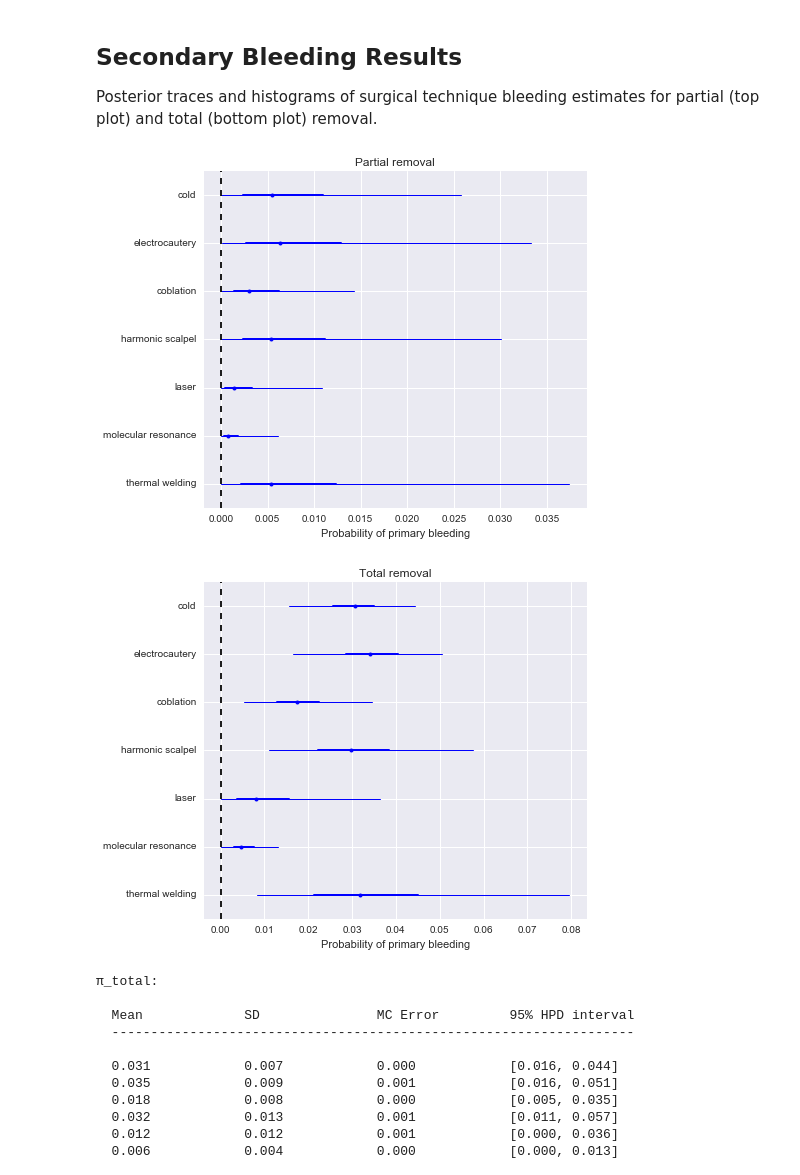
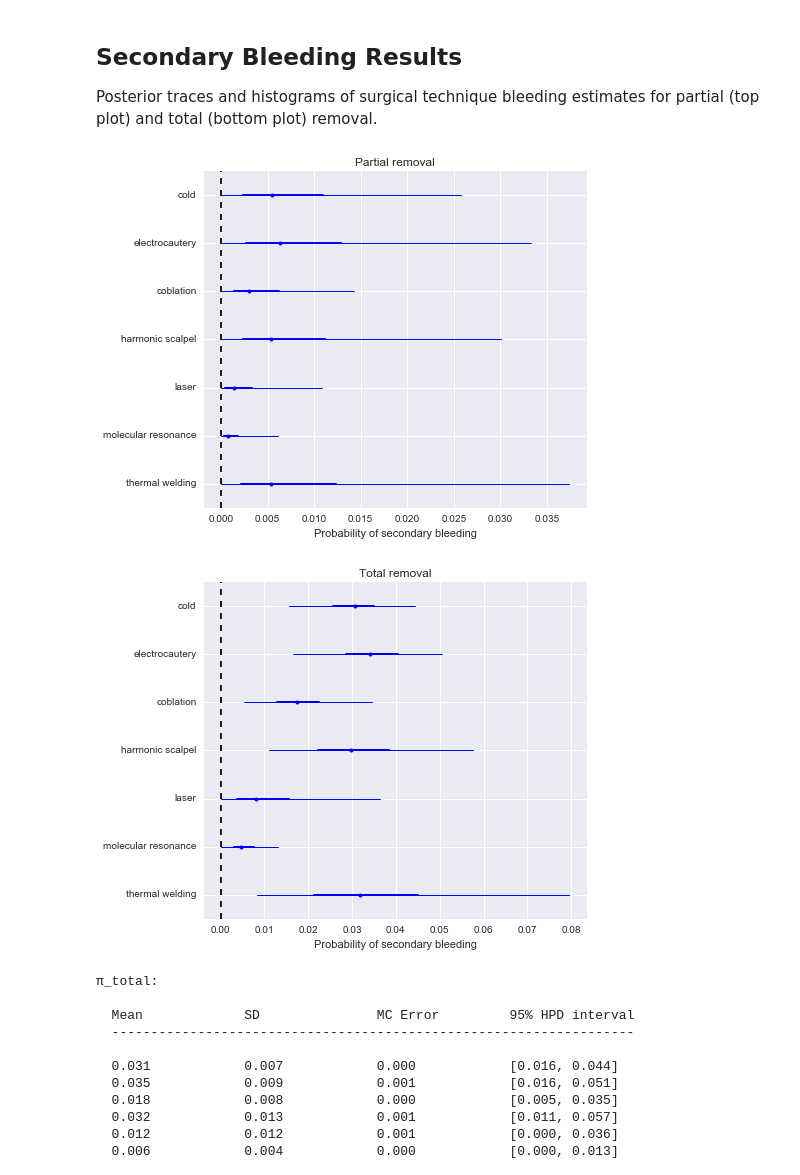
Before and after one commit to VanderbiltPopHealthSci/tonsillectomy_MA, a Jupyter notebook: Bleeding MA.ipynb, the cells around one changed output. Drawn from its saved outputs; the diff is of its cells as text; code cells hidden in the pictures.

Commit message:
Updated labels in output plots

```diff
--- a/Bleeding MA.ipynb
+++ b/Bleeding MA.ipynb
@@ -369,14 +369,14 @@ summary(primary_trace[1000:], varnames=['π_total', 'π_partial'])
 Posterior traces and histograms of surgical technique bleeding estimates for partial (top plot) and total (bottom plot) removal.
 # %%
 forestplot(secondary_trace[1000:], varnames=['π_partial'], ylabels=technique_includes,
-           main='Partial removal', xtitle='Probability of primary bleeding');
+           main='Partial removal', xtitle='Probability of secondary bleeding');
 # %% [output]
-[figure, old version]
+[figure, new version]
 # %%
 forestplot(secondary_trace[1000:], varnames=['π_total'], ylabels=technique_includes,
-           main='Total removal', xtitle='Probability of primary bleeding');
+           main='Total removal', xtitle='Probability of secondary bleeding');
 # %% [output]
-[figure, old version]
+[figure, new version]
 # %%
 summary(secondary_trace[1000:], varnames=['π_total', 'π_partial'])
 # %% [output]
```
